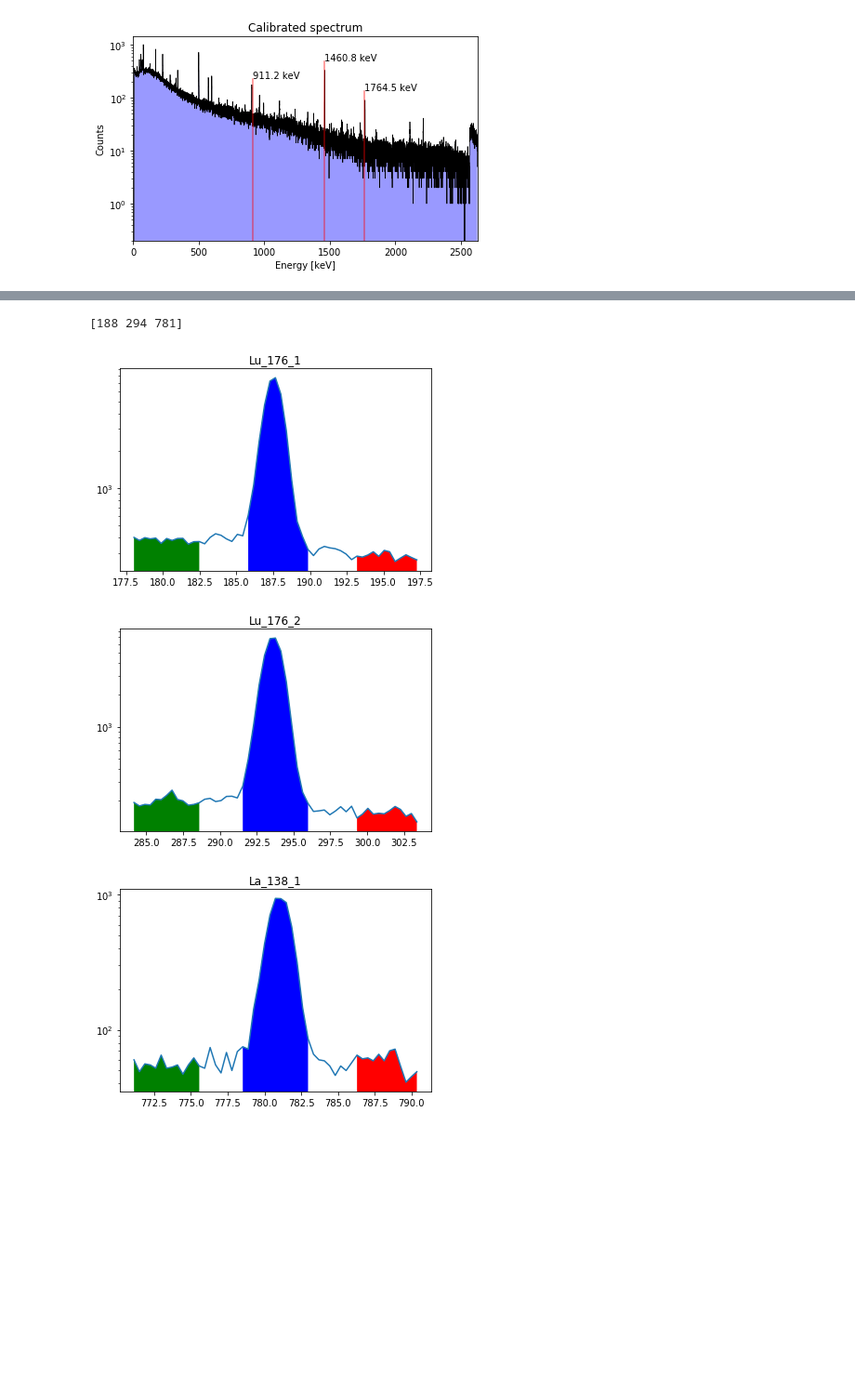
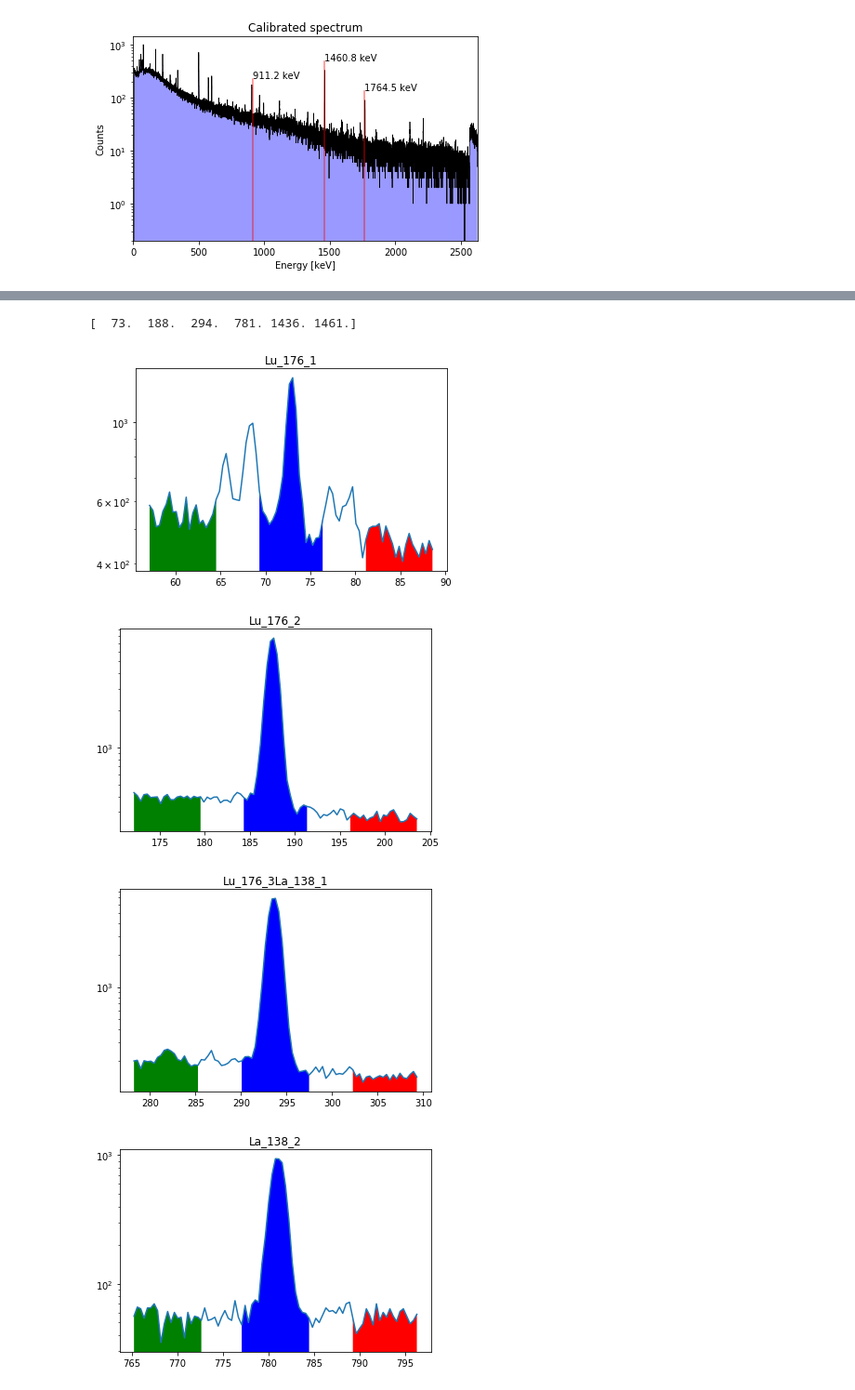
Before and after one commit to bearing/radwatch-analysis, a Jupyter notebook: eff_test_ruiqi1.ipynb, the cells around one changed output, grey strips where cells are left out. Shown: that part at 93% size. Cells and saved outputs as stored; diff of their text form; code cells hidden in the pictures; blank space fills up the shorter version.

```diff
--- a/eff_test_ruiqi1.ipynb
+++ b/eff_test_ruiqi1.ipynb
@@ -184,12 +184,16 @@ fit channels: [2827.5 4560.5 5518.5]
 [figure]
 # %%
 #Find Lu-176, La-138, K-40
-source_isotopes = np.array(['Lu_176_1','Lu_176_2',
-                            'La_138_1']); #get counts under the peak subtrack the background
-source_energies1 = np.array([186,294,
-                           782]);
-source_activities1 = np.array([454.09,454.09,
-                             454.09]);#Bq/L
-branching_ratio1 = np.array([0.86,0.94,
-                           0.34]);
+source_isotopes = np.array(['Lu_176_1','Lu_176_2','Lu_176_3'
+                            'La_138_1','La_138_2',
+                           'K-40']); #get counts under the peak subtrack the background
+source_energies = np.array([75,186,294,
+                           782,1435.795,
+                           1460]);
+source_activities = np.array([16.162,16.162,16.162,
+                             11.418,11.418,
+                              426.5175]);#Bq/L
+branching_ratio = np.array([0.11,0.86,0.94,
+                           0.34,0.66,
+                           0.11]);
 # %%
@@ -210,7 +217,8 @@ uncertainties: [195.92537487243555, 186.00262733447576, 78.84976000835583]
 # %%
-plot_peak_region(spectrum,source_energies1)
+plot_peak_region(spectrum,source_energies)
 # %% [output]
-[188 294 781]
+[  73.  188.  294.  781. 1436. 1461.]
-[figure, old version]
+[figure, new version]
-[figure, old version]
+[figure, new version]
-[figure, old version]
+[figure, new version]
+[figure, added]
```
Also changed, not shown: parts of 7 cells of this notebook.
